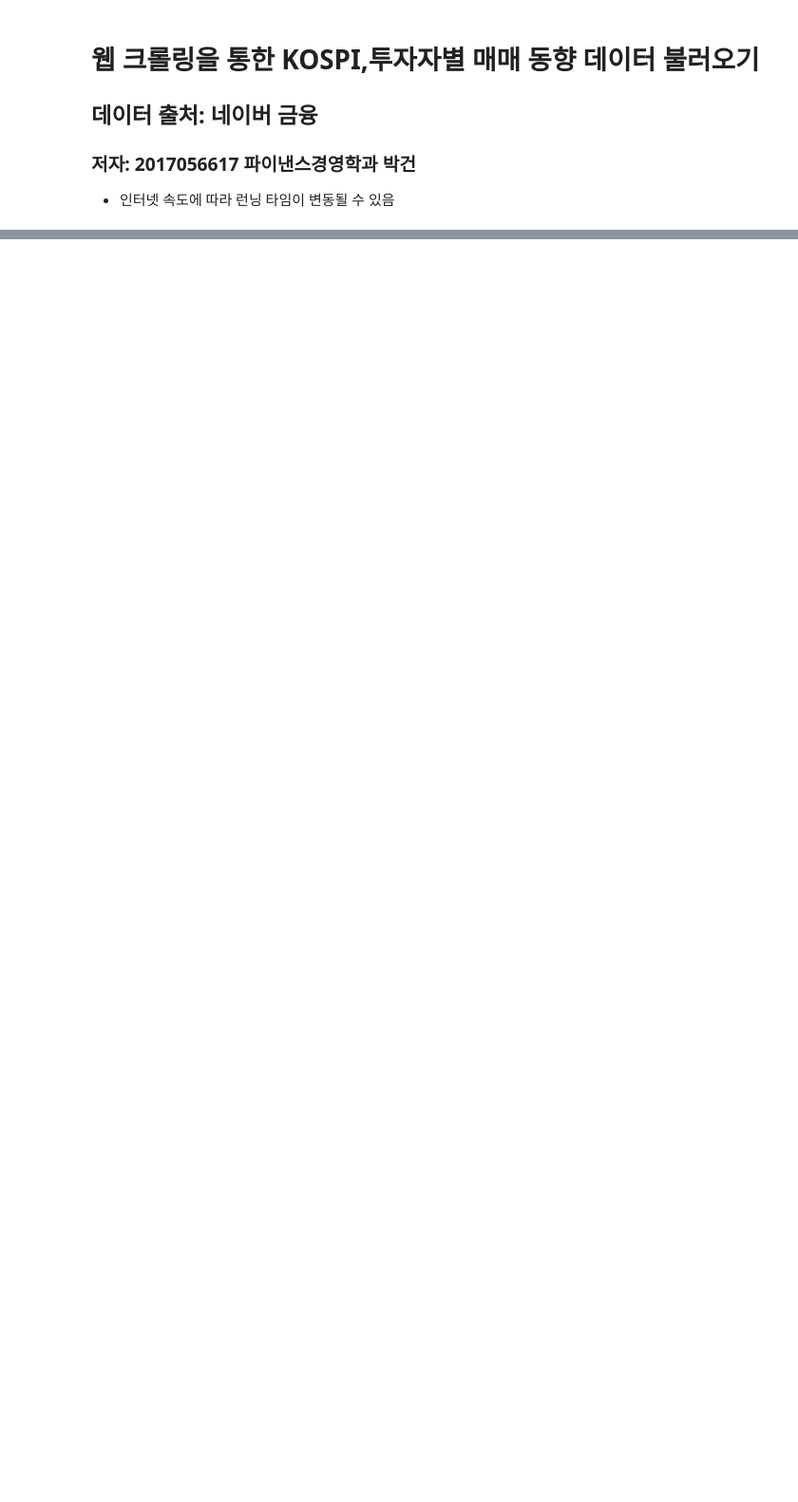
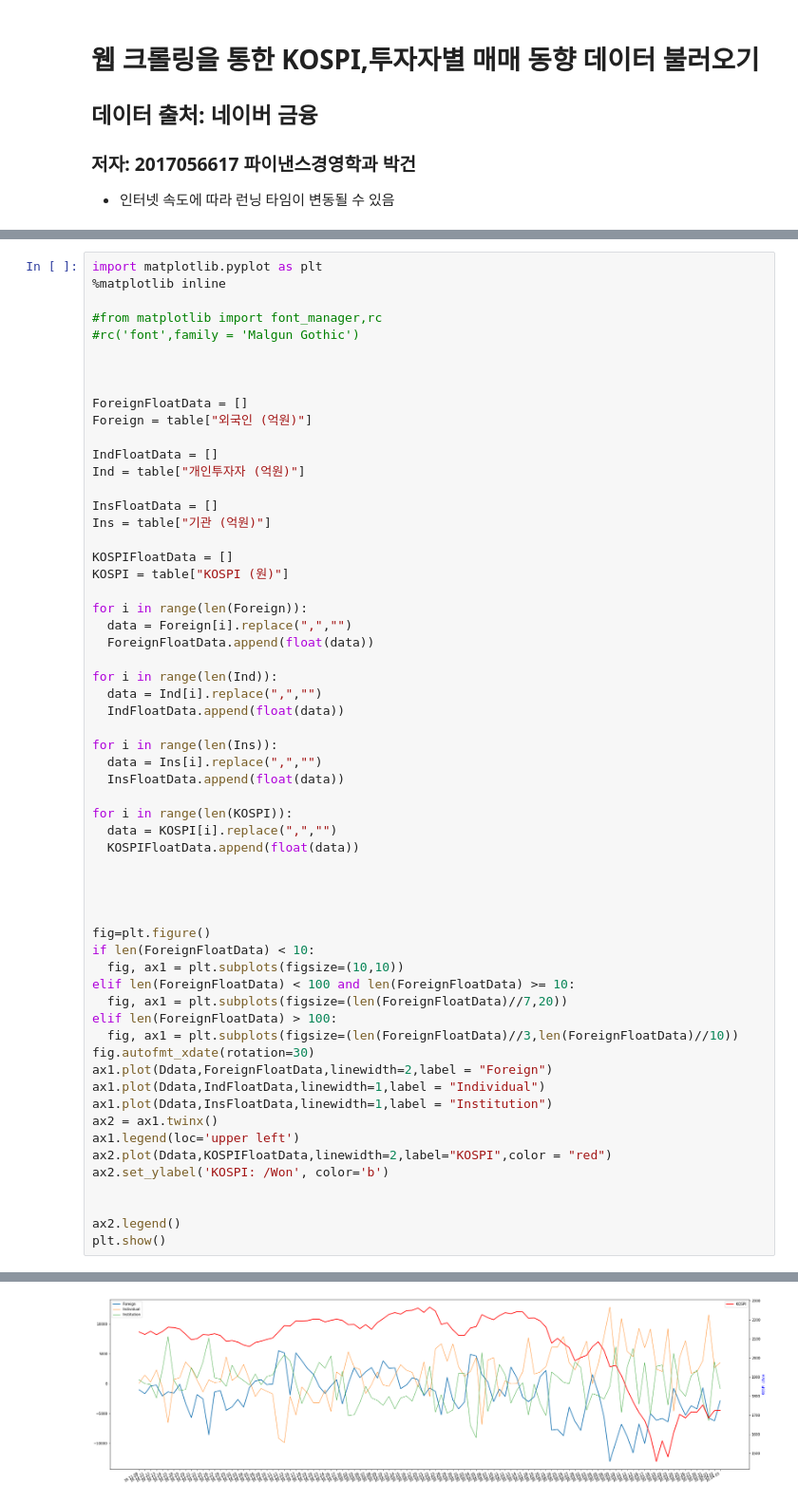
Before and after one commit to gundall98/AI-X-Machine-Learning, a Jupyter notebook: AI+X_머신러닝_과제.ipynb, the cells around one changed output, grey strips where cells are left out. Shown at 95% size. Drawn from its saved outputs; the diff is of its cells as text; blank space fills up the shorter version.

```diff
--- a/AI+X_머신러닝_과제.ipynb
+++ b/AI+X_머신러닝_과제.ipynb
@@ -171,0 +164,60 @@ table
+# %%
+import matplotlib.pyplot as plt
+%matplotlib inline
+
+#from matplotlib import font_manager,rc
+#rc('font',family = 'Malgun Gothic')
+
+
+
+ForeignFloatData = []
+Foreign = table["외국인 (억원)"]
+
+IndFloatData = []
+Ind = table["개인투자자 (억원)"]
+
+InsFloatData = []
+Ins = table["기관 (억원)"]
+
+KOSPIFloatData = []
+KOSPI = table["KOSPI (원)"]
+
+for i in range(len(Foreign)):
+  data = Foreign[i].replace(",","")
+  ForeignFloatData.append(float(data))
+
+for i in range(len(Ind)):
+  data = Ind[i].replace(",","")
+  IndFloatData.append(float(data))
+
+for i in range(len(Ins)):
+  data = Ins[i].replace(",","")
+  InsFloatData.append(float(data))
+
+for i in range(len(KOSPI)):
+  data = KOSPI[i].replace(",","")
+  KOSPIFloatData.append(float(data))
+
+
+
+
+fig=plt.figure()
+if len(ForeignFloatData) < 10:
+  fig, ax1 = plt.subplots(figsize=(10,10))
+elif len(ForeignFloatData) < 100 and len(ForeignFloatData) >= 10:
+  fig, ax1 = plt.subplots(figsize=(len(ForeignFloatData)//7,20))
+elif len(ForeignFloatData) > 100:
+  fig, ax1 = plt.subplots(figsize=(len(ForeignFloatData)//3,len(ForeignFloatData)//10))
+fig.autofmt_xdate(rotation=30)
+ax1.plot(Ddata,ForeignFloatData,linewidth=2,label = "Foreign")
+ax1.plot(Ddata,IndFloatData,linewidth=1,label = "Individual")
+ax1.plot(Ddata,InsFloatData,linewidth=1,label = "Institution")
+ax2 = ax1.twinx()
+ax1.legend(loc='upper left')
+ax2.plot(Ddata,KOSPIFloatData,linewidth=2,label="KOSPI",color = "red")
+ax2.set_ylabel('KOSPI: /Won', color='b')
+
+
+ax2.legend()
+plt.show()
+# %% [output]
@@ -171,0 +225 @@ table
+[figure, added]
```
Also changed, not shown: parts of 9 cells of this notebook.
